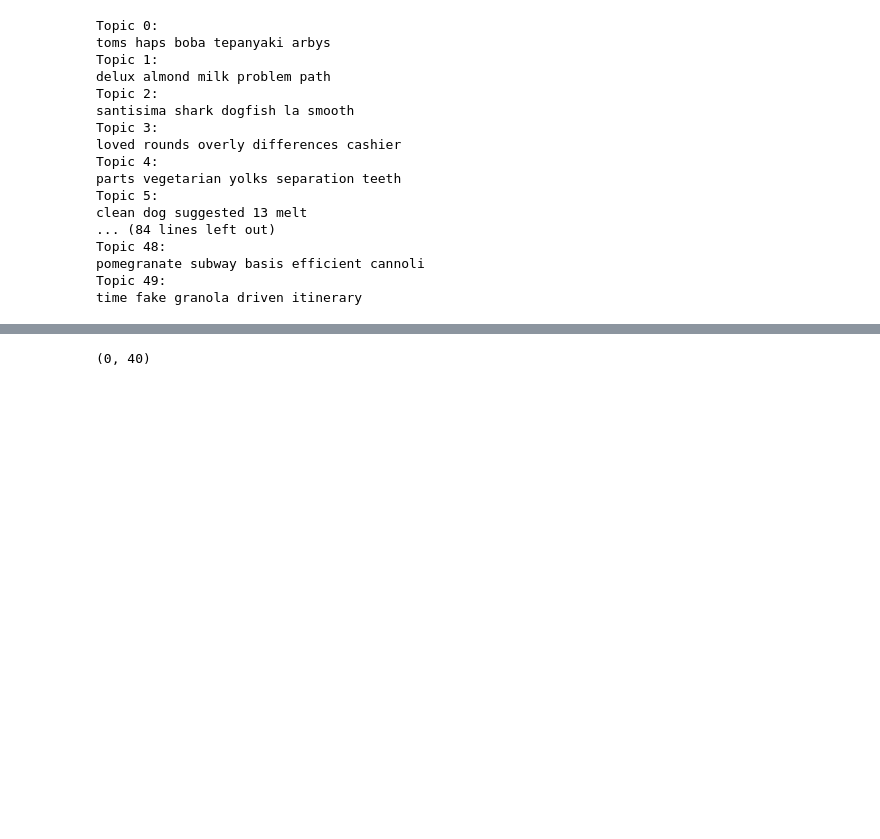
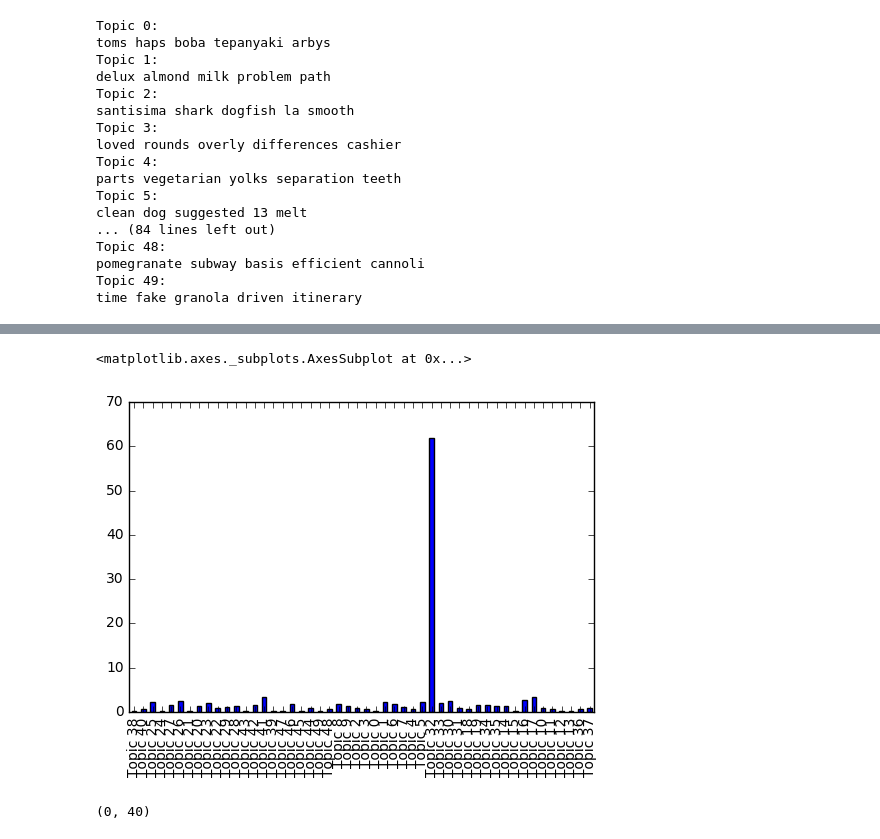
Before and after one commit to edeo/yelp-classification, a Jupyter notebook: machine_learning/sample_user_recommendation.ipynb, the cells around one changed output, grey strips where cells are left out. Cells and saved outputs as stored; diff of their text form; code cells hidden in the pictures; blank space fills up the shorter version.

Commit message:
added lda histogram

```diff
--- a/machine_learning/sample_user_recommendation.ipynb
+++ b/machine_learning/sample_user_recommendation.ipynb
@@ -376,4 +376,15 @@ topic_strings = ["Topic " + str(x) for x in range(0,50)]
 topic_dict = {}
 for review in lda_good:
     for x in range(0,50):
-        topic_dict[topic_strings[x]] = []
+        try:
+            topic_dict[topic_strings[x]].append(review[x])
+        except:
+            topic_dict[topic_strings[x]] = [review[x]]
+
+average_top_weight = {}
+for x in range(0,50):
+    average_top_weight[topic_strings[x]] = reduce(lambda x, y: x + y, topic_dict[topic_strings[x]])
+    / len(topic_dict[topic_strings[x]])
+# %%
+#Plot the average weights for each topic in the good reviews
+average_topics = pd.DataFrame.from_dict(average_top_weight, orient = 'index')
@@ -380,3 +411,8 @@ for review in lda_good:
+# %%
+average_topics.plot(kind='bar', legend=False)
+# %% [output]
+<matplotlib.axes._subplots.AxesSubplot at 0x...>
+[figure, added]
 # %%
 #Let's take a look at what kind of restaurants the user likes
 good_restaurants = user_df[user_df['rating'] >= 4]['biz_id']
```
Also changed, not shown: parts of 1 cell of this notebook, 1 other file.
